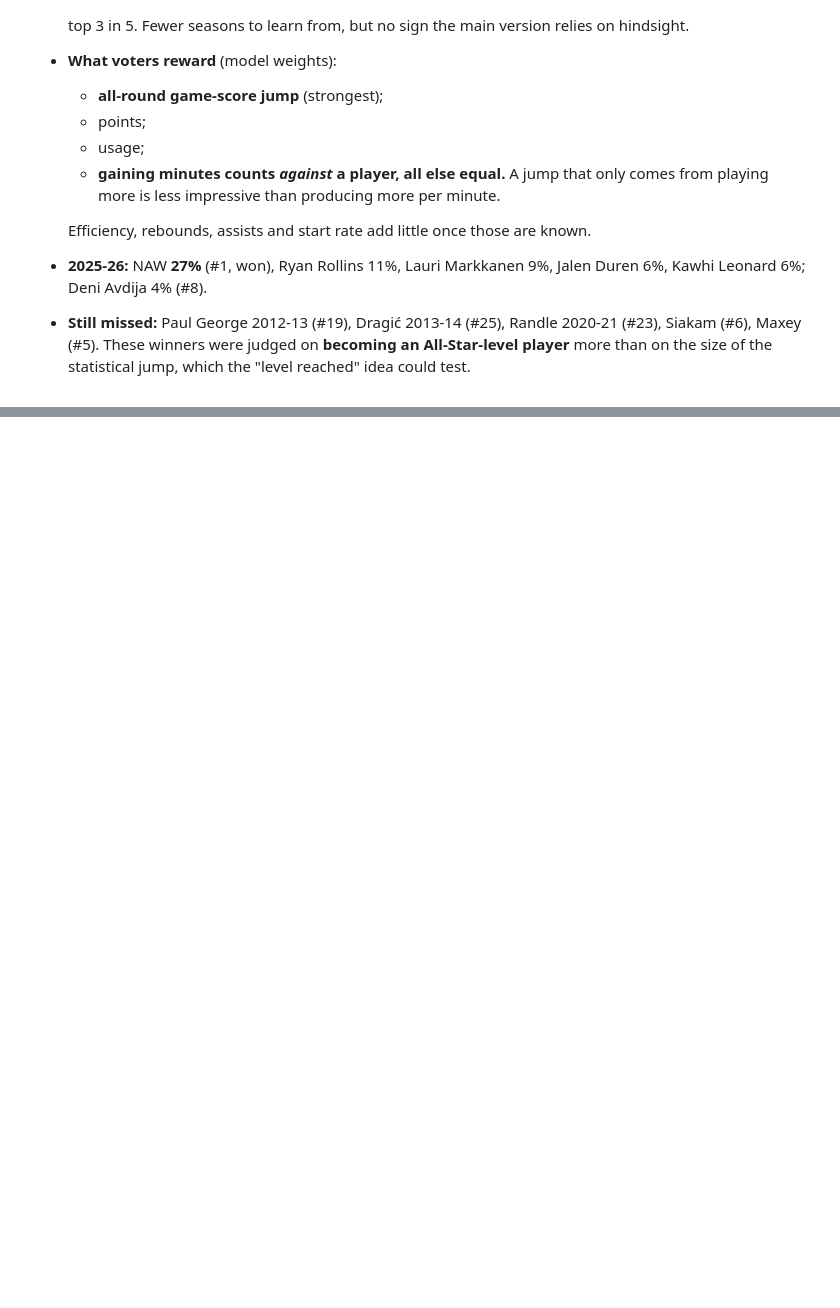
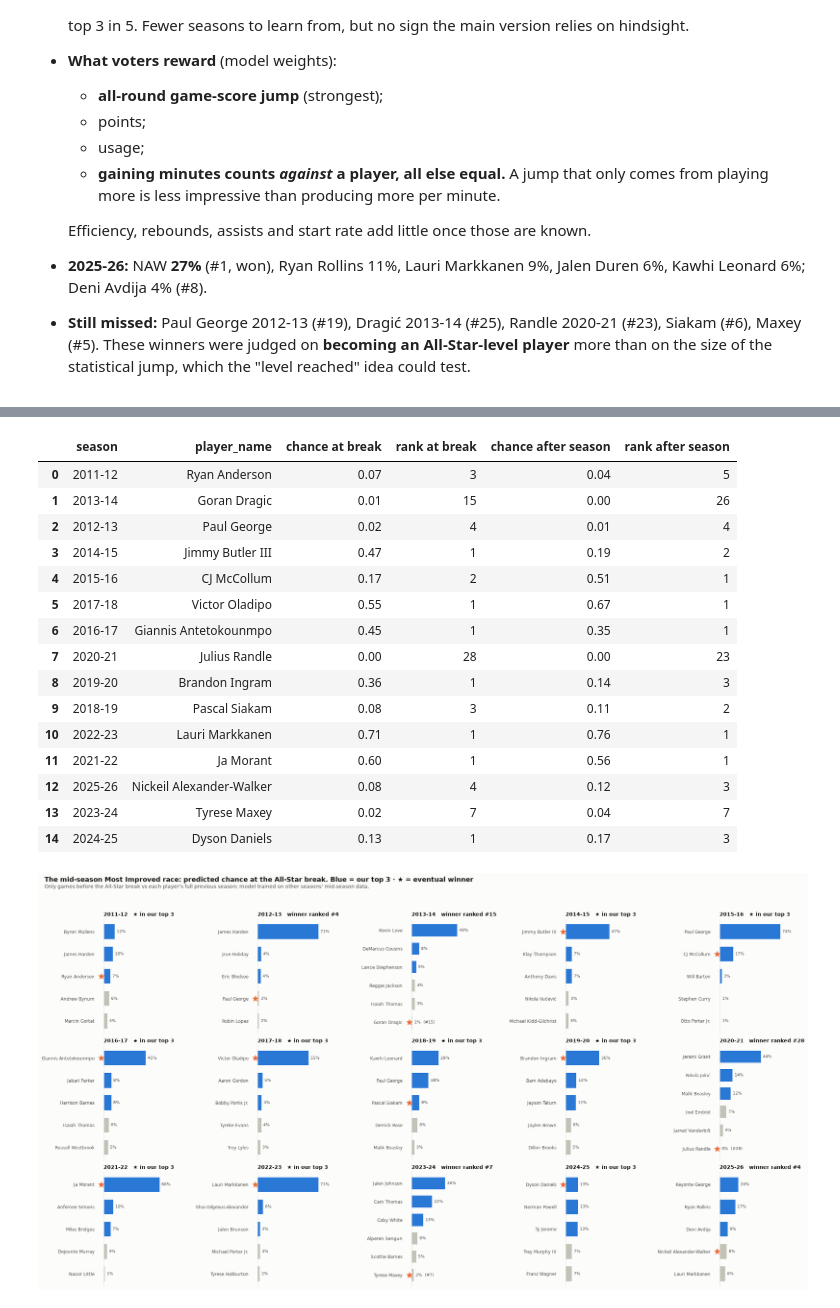
Before and after one commit to dan-j-e/unicorn-hunting, a Jupyter notebook: notebooks/10_mip_leaps.ipynb, the cells around one changed output, grey strips where cells are left out. Saved outputs shown, nothing was run; the diff lists cells and outputs as text; code cells hidden in the pictures; blank space fills up the shorter version.

```diff
--- a/notebooks/10_mip_leaps.ipynb
+++ b/notebooks/10_mip_leaps.ipynb
@@ -425,0 +468,12 @@ P[P["season"] == "2025-26"].nsmallest(8, "rank")[cols].round(3).reset_index(drop
+# %%
+PF["rank"] = PF.groupby("season")["p"].rank(ascending=False, method="min").astype(int)
+check = [("Kawhi Leonard", "2025-26"), ("Ty Jerome", "2024-25"), ("Nickeil Alexander-Walker", "2025-26"), ("Paul George", "2012-13"),
+         ("Goran Dragic", "2013-14"), ("Julius Randle", "2020-21")]
+rows = []
+for n, s in check:
+    a = P[(P["player_name"] == n) & (P["season"] == s)]
+    b = PF[(PF["player_name"] == n) & (PF["season"] == s)]
+    rows.append({"player": n, "season": s, "age": b["age"].iloc[0], "ppg": f"{b['base_ppg'].iloc[0]:.1f} → {b['ppg'].iloc[0]:.1f}",
+                 "rank (changes only)": int(a["rank"].iloc[0]), "rank (final)": int(b["rank"].iloc[0]),
+                 "chance (final)": f"{b['p'].iloc[0]:.0%}", "won": bool(b["mip"].iloc[0])})
+pd.DataFrame(rows)
@@ -425,0 +503,12 @@ P[P["season"] == "2025-26"].nsmallest(8, "rank")[cols].round(3).reset_index(drop
+# %%
+from unicorn.mip import GAMELOG_DELTAS
+
+MID = GAMELOG_DELTAS + RELATIVE + AGE
+mid = mip_candidates(games[~games["after_all_star"]], ps, season_stats=False)
+mid["mip"] = [MIP_WINNERS.get(s) == p for s, p in zip(mid["season"], mid["player_id"])]
+em = mid[mid["eligible"] & (mid["season_start"] >= 2011)].reset_index(drop=True)
+print("winners eligible at the break:", int(em["mip"].sum()), "/ 15")
+pm = out_of_sample_probabilities(em, MID, "loso")
+full_same_inputs = out_of_sample_probabilities(e2, MID, "loso")
+pd.DataFrame({"at the All-Star break": summarize(em, pm), "full season, same inputs": summarize(e2, full_same_inputs),
+              "full season, final model": cmp_rows["changes + relative + age"]}).T.round(3)
@@ -425,0 +521,27 @@ P[P["season"] == "2025-26"].nsmallest(8, "rank")[cols].round(3).reset_index(drop
+# %%
+PM = em.assign(p=pm)
+probability_bars(PM, "The mid-season Most Improved race: predicted chance at the All-Star break. Blue = our top 3 · ★ = eventual winner",
+                 "Only games before the All-Star break vs each player's full previous season; model trained on other seasons' mid-season data.",
+                 FIG_DIR / "10_mip_race_all_star_break.png");
+PM["rank"] = PM.groupby("season")["p"].rank(ascending=False, method="min").astype(int)
+race = (PM[PM["mip"]][["season", "player_name", "p", "rank"]].rename(columns={"p": "chance at break", "rank": "rank at break"})
+        .merge(PF[PF["mip"]][["season", "p", "rank"]].rename(columns={"p": "chance after season", "rank": "rank after season"}), on="season"))
+race.round(2)
+# %% [output]
+|  | season | player_name | chance at break | rank at break | chance after season | rank after season |
+| 0 | 2011-12 | Ryan Anderson | 0.07 | 3 | 0.04 | 5 |
+| 1 | 2013-14 | Goran Dragic | 0.01 | 15 | 0.00 | 26 |
+| 2 | 2012-13 | Paul George | 0.02 | 4 | 0.01 | 4 |
+| 3 | 2014-15 | Jimmy Butler III | 0.47 | 1 | 0.19 | 2 |
+| 4 | 2015-16 | CJ McCollum | 0.17 | 2 | 0.51 | 1 |
+| 5 | 2017-18 | Victor Oladipo | 0.55 | 1 | 0.67 | 1 |
+| 6 | 2016-17 | Giannis Antetokounmpo | 0.45 | 1 | 0.35 | 1 |
+| 7 | 2020-21 | Julius Randle | 0.00 | 28 | 0.00 | 23 |
+| 8 | 2019-20 | Brandon Ingram | 0.36 | 1 | 0.14 | 3 |
+| 9 | 2018-19 | Pascal Siakam | 0.08 | 3 | 0.11 | 2 |
+| 10 | 2022-23 | Lauri Markkanen | 0.71 | 1 | 0.76 | 1 |
+| 11 | 2021-22 | Ja Morant | 0.60 | 1 | 0.56 | 1 |
+| 12 | 2025-26 | Nickeil Alexander-Walker | 0.08 | 4 | 0.12 | 3 |
+| 13 | 2023-24 | Tyrese Maxey | 0.02 | 7 | 0.04 | 7 |
+| 14 | 2024-25 | Dyson Daniels | 0.13 | 1 | 0.17 | 3 |
+[figure, added]
```
Also changed, not shown: parts of 11 cells of this notebook, 6 other files.
